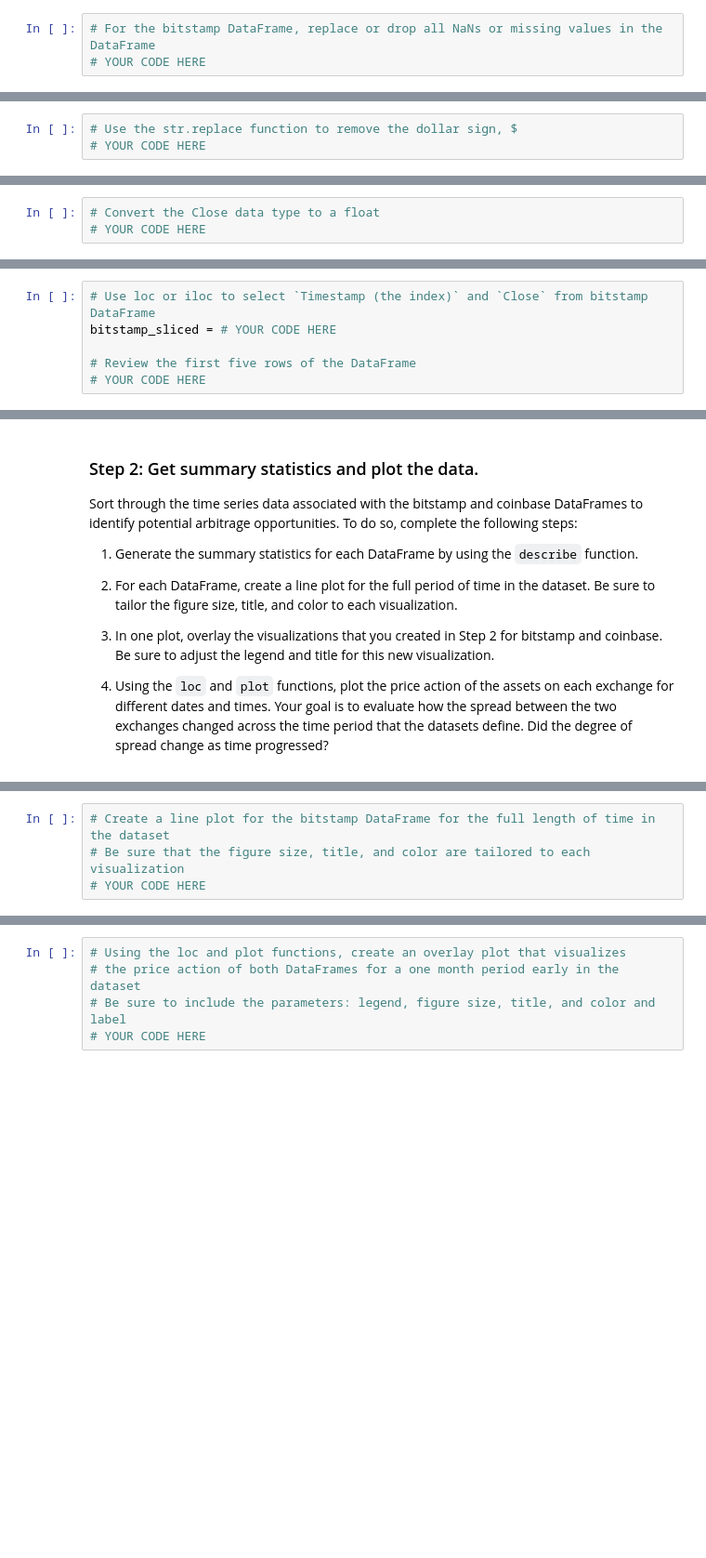
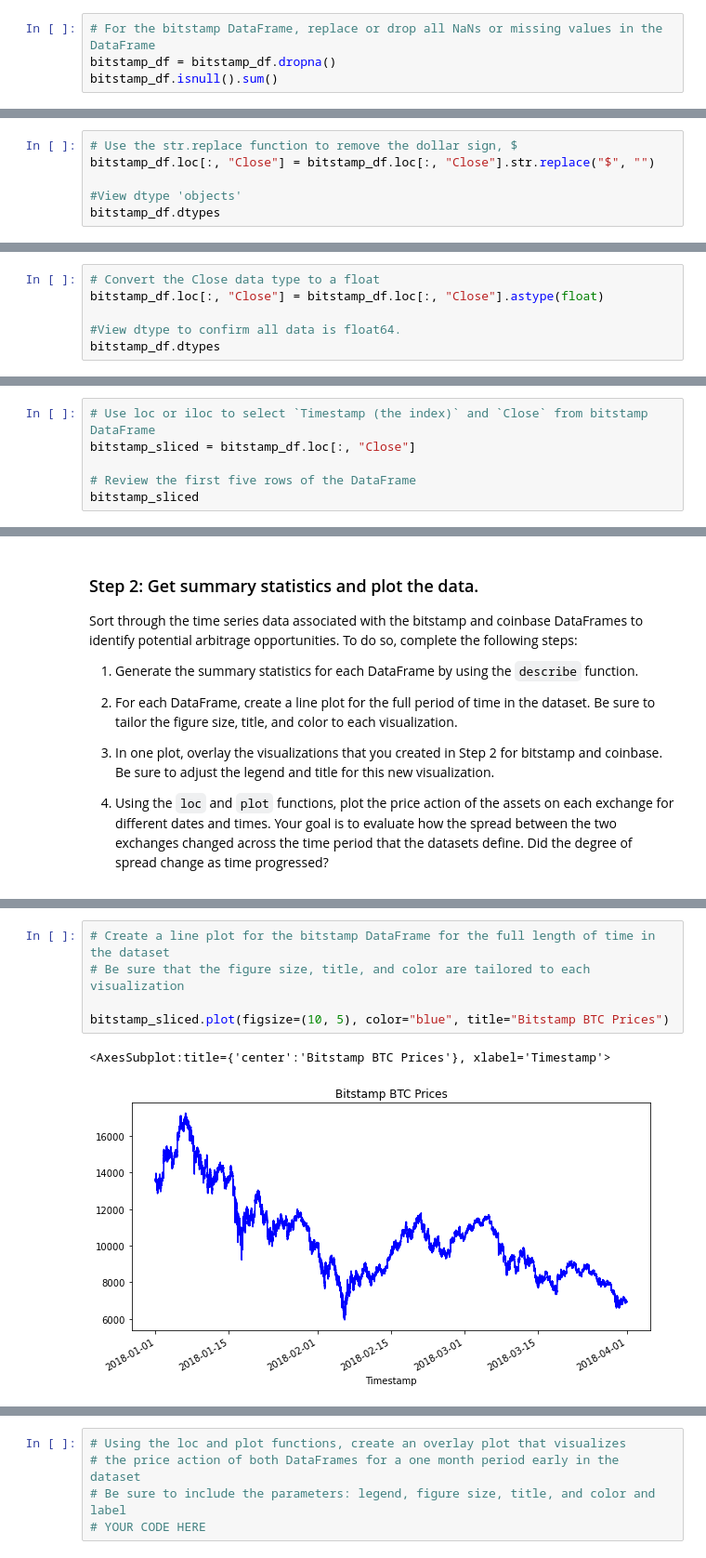
Before and after one commit to ThomasBrierton/Bitcoin_Arbitrage_Model, a Jupyter notebook: crypto_arbitrage.ipynb, the cells around one changed output, grey strips where cells are left out. Shown: that part at 93% size. Drawn from its saved outputs; the diff is of its cells as text; blank space fills up the shorter version.

```diff
--- a/crypto_arbitrage.ipynb
+++ b/crypto_arbitrage.ipynb
@@ -119,4 +119,5 @@ To prepare and clean your data for analysis, complete the following steps:
 ### Step 1: For the bitstamp DataFrame, replace or drop all `NaN`, or missing, values in the DataFrame.
 # %%
 # For the bitstamp DataFrame, replace or drop all NaNs or missing values in the DataFrame
-# YOUR CODE HERE
+bitstamp_df = bitstamp_df.dropna()
+bitstamp_df.isnull().sum()
@@ -124,4 +134,7 @@ To prepare and clean your data for analysis, complete the following steps:
 ### Step 2: Use the `str.replace` function to remove the dollar signs ($) from the values in the Close column.
 # %%
 # Use the str.replace function to remove the dollar sign, $
-# YOUR CODE HERE
+bitstamp_df.loc[:, "Close"] = bitstamp_df.loc[:, "Close"].str.replace("$", "")
+
+#View dtype 'objects'
+bitstamp_df.dtypes
@@ -129,4 +151,7 @@ To prepare and clean your data for analysis, complete the following steps:
 ### Step 3: Convert the data type of the Close column to a `float`.
 # %%
 # Convert the Close data type to a float
-# YOUR CODE HERE
+bitstamp_df.loc[:, "Close"] = bitstamp_df.loc[:, "Close"].astype(float)
+
+#View dtype to confirm all data is float64.
+bitstamp_df.dtypes
@@ -162,8 +243,8 @@ Select the data you want to analyze. Use `loc` or `iloc` to select the following
 * Close
 # %%
 # Use loc or iloc to select `Timestamp (the index)` and `Close` from bitstamp DataFrame
-bitstamp_sliced = # YOUR CODE HERE
+bitstamp_sliced = bitstamp_df.loc[:, "Close"]
 
 # Review the first five rows of the DataFrame
-# YOUR CODE HERE
+bitstamp_sliced
 # %% [output]
@@ -195,7 +322,11 @@ Sort through the time series data associated with the bitstamp and coinbase Data
 # %%
 # Create a line plot for the bitstamp DataFrame for the full length of time in the dataset
 # Be sure that the figure size, title, and color are tailored to each visualization
-# YOUR CODE HERE
+
+bitstamp_sliced.plot(figsize=(10, 5), color="blue", title="Bitstamp BTC Prices")
+# %% [output]
+<AxesSubplot:title={'center':'Bitstamp BTC Prices'}, xlabel='Timestamp'>
+[figure, added]
 # %%
 # Create a line plot for the coinbase DataFrame for the full length of time in the dataset
 # Be sure that the figure size, title, and color are tailored to each visualization
```
Also changed, not shown: parts of 14 cells of this notebook.
